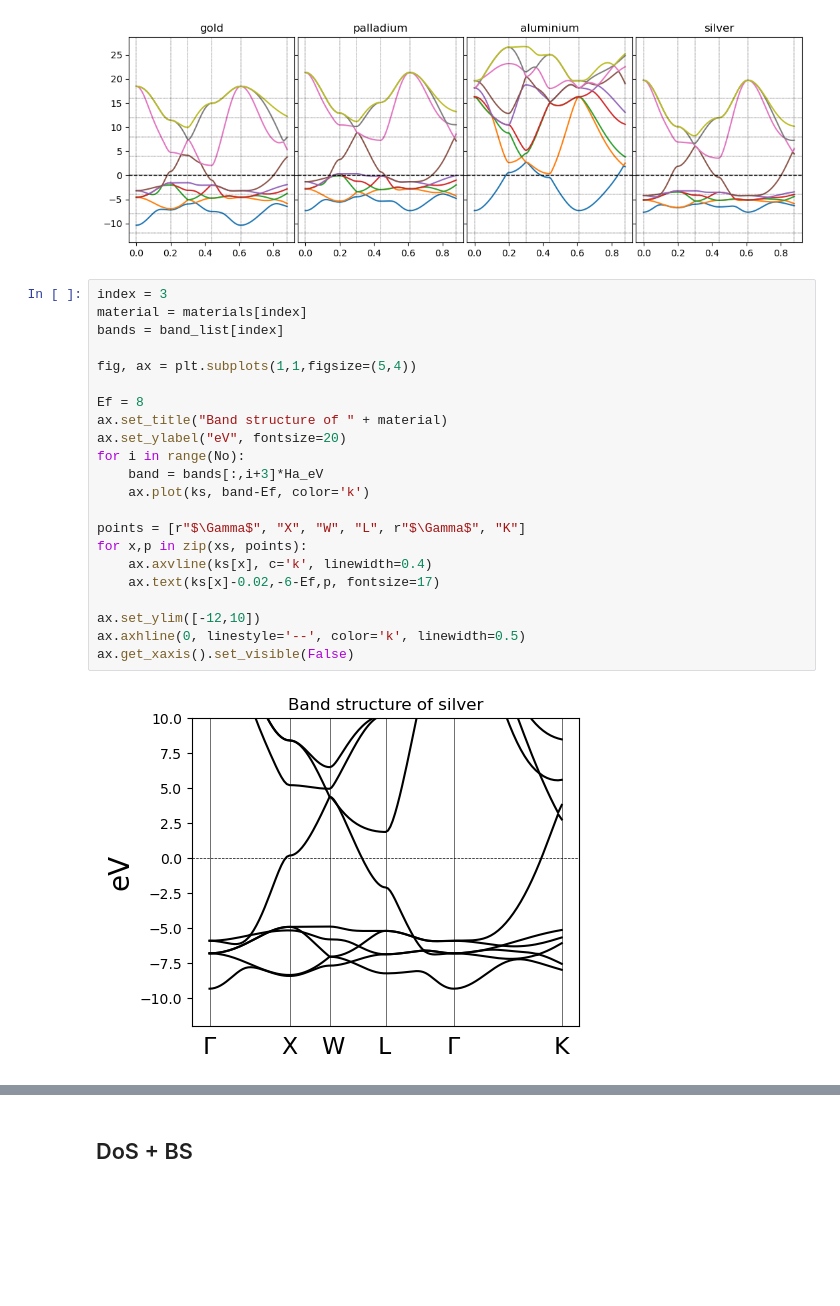
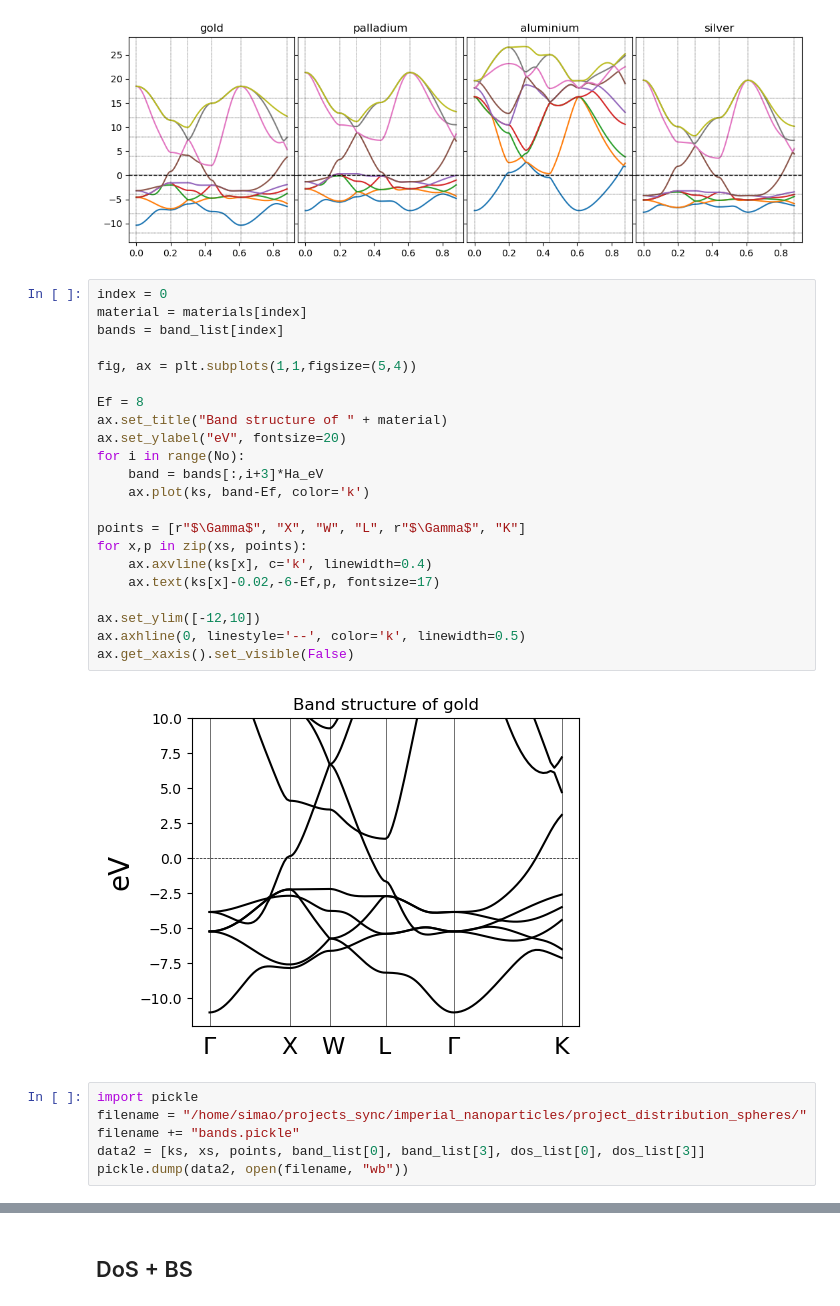
Before and after one commit to simaomenesesjoao/MaxTB, a Jupyter notebook: code_tests/julia_tests.ipynb, the cells around one changed output, grey strips where cells are left out. Cells and saved outputs as stored; diff of their text form; blank space fills up the shorter version.

```diff
--- a/code_tests/julia_tests.ipynb
+++ b/code_tests/julia_tests.ipynb
@@ -184,27 +209,33 @@ for bands, ax, material, fermi in zip(band_list, axs, materials, fermis):
 # %% [output]
 [figure]
 # %%
-index = 3
+index = 0
 material = materials[index]
 bands = band_list[index]
 
 fig, ax = plt.subplots(1,1,figsize=(5,4))
 
 Ef = 8
 ax.set_title("Band structure of " + material)
 ax.set_ylabel("eV", fontsize=20)
 for i in range(No):
     band = bands[:,i+3]*Ha_eV
     ax.plot(ks, band-Ef, color='k')
 
 points = [r"$\Gamma$", "X", "W", "L", r"$\Gamma$", "K"]
 for x,p in zip(xs, points):
     ax.axvline(ks[x], c='k', linewidth=0.4)
     ax.text(ks[x]-0.02,-6-Ef,p, fontsize=17)
 
 ax.set_ylim([-12,10])
 ax.axhline(0, linestyle='--', color='k', linewidth=0.5)
 ax.get_xaxis().set_visible(False)
 # %% [output]
-[figure, old version]
+[figure, new version]
+# %%
+import pickle
+filename = "/home/simao/projects_sync/imperial_nanoparticles/project_distribution_spheres/"
+filename += "bands.pickle"
+data2 = [ks, xs, points, band_list[0], band_list[3], dos_list[0], dos_list[3]]
+pickle.dump(data2, open(filename, "wb"))
 # %% [markdown]
```
Also changed, not shown: parts of 16 cells of this notebook.
